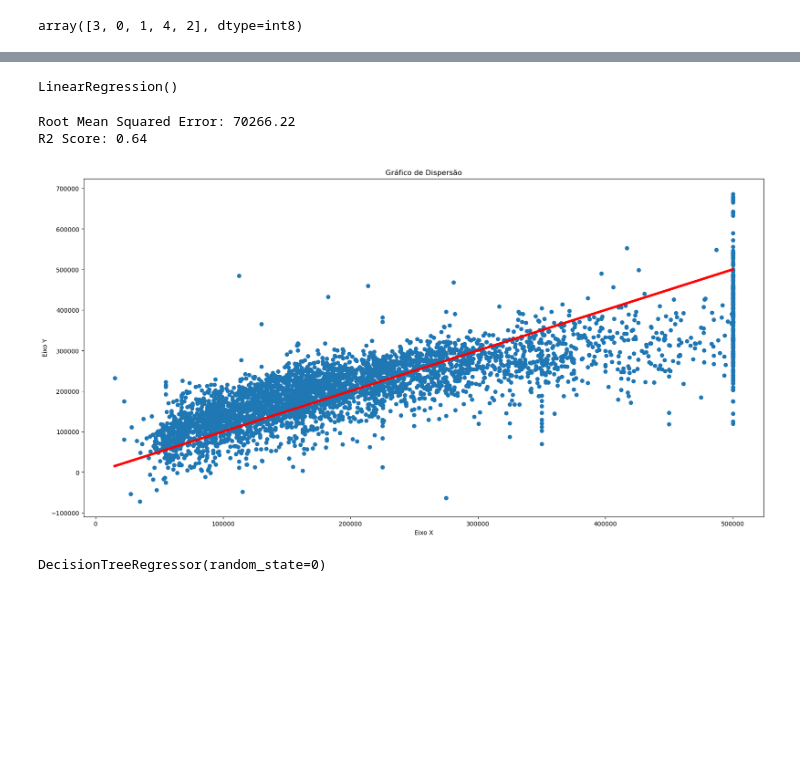
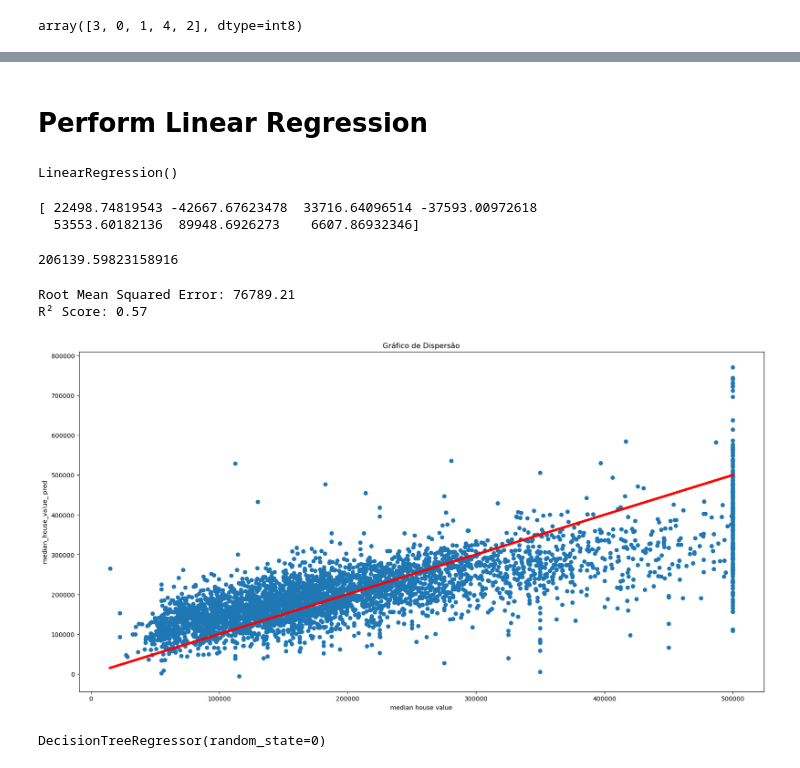
Before and after one commit to djalmarodriguess/Machine_Learning_Curse_SimpliLearn, a Jupyter notebook: Practice Project l.ipynb, the cells around one changed output, grey strips where cells are left out. Saved outputs shown, nothing was run; the diff lists cells and outputs as text; code cells hidden in the pictures; blank space fills up the shorter version.

```diff
--- a/Practice Project l.ipynb
+++ b/Practice Project l.ipynb
@@ -160,7 +214,8 @@ sns.heatmap(df.corr(), annot=True, cmap='coolwarm')
 from sklearn.model_selection import train_test_split
 from sklearn.preprocessing import LabelEncoder
 
-X = df.iloc[:,:-1]
-y = df['median_house_value'].copy()
+X = df.iloc[:,2:-1]                    # Select Features
+y = df['median_house_value'].copy()   # Select independent variable
 
+#Split the dataset
 X_train, X_test, y_train, y_test = train_test_split(X, y, test_size =0.2, random_state = 40 )
@@ -200,2 +234,4 @@ plt.show()
+# %% [markdown]
+# Perform Linear Regression
 # %%
 #Perform Linear Regression: Perform Linear Regression on training data. Predict output for test dataset using the fitted model.
@@ -206,4 +244,11 @@ lr = LinearRegression()
 lr.fit(X_train_std, y_train)
 # %% [output]
 LinearRegression()
+# %%
+print(lr.coef_)
+lr.intercept_
+# %% [output]
+[ 22498.74819543 -42667.67623478  33716.64096514 -37593.00972618
+  53553.60182136  89948.6926273    6607.86932346]
+206139.59823158916
 # %%
@@ -210,28 +256,30 @@ LinearRegression()
 y_pred = lr.predict(X_test_std)
 # %%
-#Print root mean squared error (RMSE) from Linear Regression
+#Print root mean squared error (RMSE) an R² Score from Linear Regression
 from sklearn.metrics import mean_squared_error, r2_score
 
-
+# Using functions
 rmse = mean_squared_error(y_test, y_pred, squared=False)
 r2 = r2_score(y_test, y_pred)
+
+# Print error method
 print(f"Root Mean Squared Error: {rmse:.2f}")
-print(f"R2 Score: {r2:.2f}")
+print(f"R² Score: {r2:.2f}")
 # %% [output]
-Root Mean Squared Error: 70266.22
-R2 Score: 0.64
+Root Mean Squared Error: 76789.21
+R² Score: 0.57
 # %%
 import matplotlib.pyplot as plt
 
 plt.figure(figsize=(20, 10))
 plt.scatter(y_test, y_pred)
 plt.plot([y_test.min(), y_test.max()], [y_test.min(), y_test.max()], lw=4, color = 'red')
 plt.title('Gráfico de Dispersão')
-plt.xlabel('Eixo X')
-plt.ylabel('Eixo Y')
+plt.xlabel('median house value')
+plt.ylabel('median_house_value_ pred')
 plt.show()
 # %% [output]
-[figure, old version]
+[figure, new version]
 # %%
 from sklearn.tree import DecisionTreeRegressor
 
```
Also changed, not shown: parts of 32 cells of this notebook.
